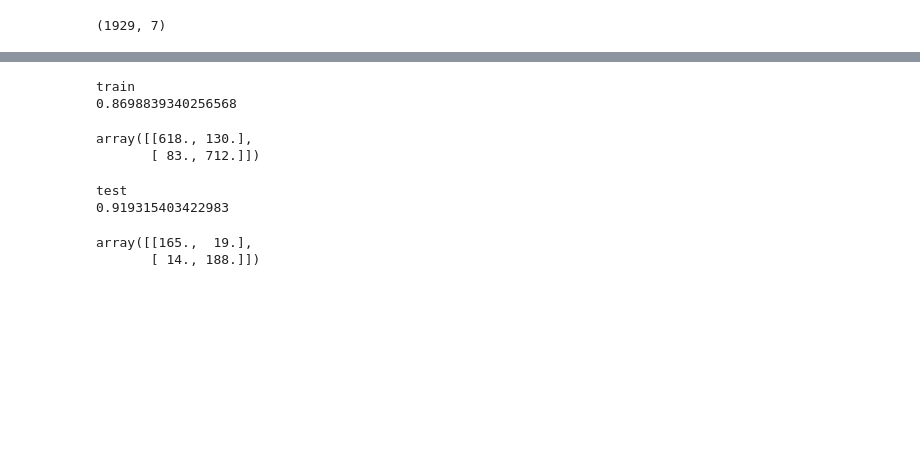
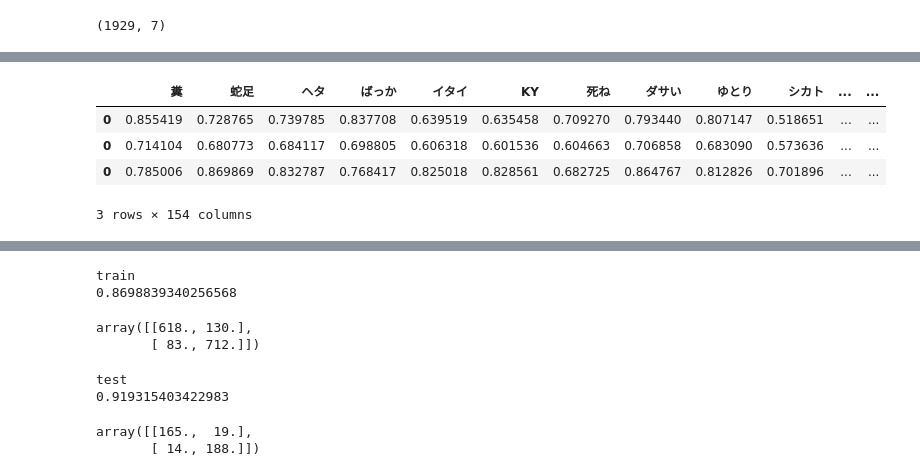
Before and after one commit to N-Eiki/proen, a Jupyter notebook: dev/Untitled.ipynb, the cells around one changed output, grey strips where cells are left out. Saved outputs shown, nothing was run; the diff lists cells and outputs as text; code cells hidden in the pictures; blank space fills up the shorter version.

```diff
--- a/dev/Untitled.ipynb
+++ b/dev/Untitled.ipynb
@@ -289,0 +366,9 @@ sandbox["content"] = df.content.values
+# %%
+mean_sim_df = create_mean_cosine_sim_data(df)
+mean_sim_df.head(3)
+# %% [output]
+|  | 糞 | 蛇足 | ヘタ | ばっか | イタイ | KY | 死ね | ダサい | ゆとり | シカト | ... | ... |
+| 0 | 0.855419 | 0.728765 | 0.739785 | 0.837708 | 0.639519 | 0.635458 | 0.709270 | 0.793440 | 0.807147 | 0.518651 | ... | ... |
+| 0 | 0.714104 | 0.680773 | 0.684117 | 0.698805 | 0.606318 | 0.601536 | 0.604663 | 0.706858 | 0.683090 | 0.573636 | ... | ... |
+| 0 | 0.785006 | 0.869869 | 0.832787 | 0.768417 | 0.825018 | 0.828561 | 0.682725 | 0.864767 | 0.812826 | 0.701896 | ... | ... |
+3 rows × 154 columns
```
Also changed, not shown: parts of 24 cells of this notebook, 3 other files.
